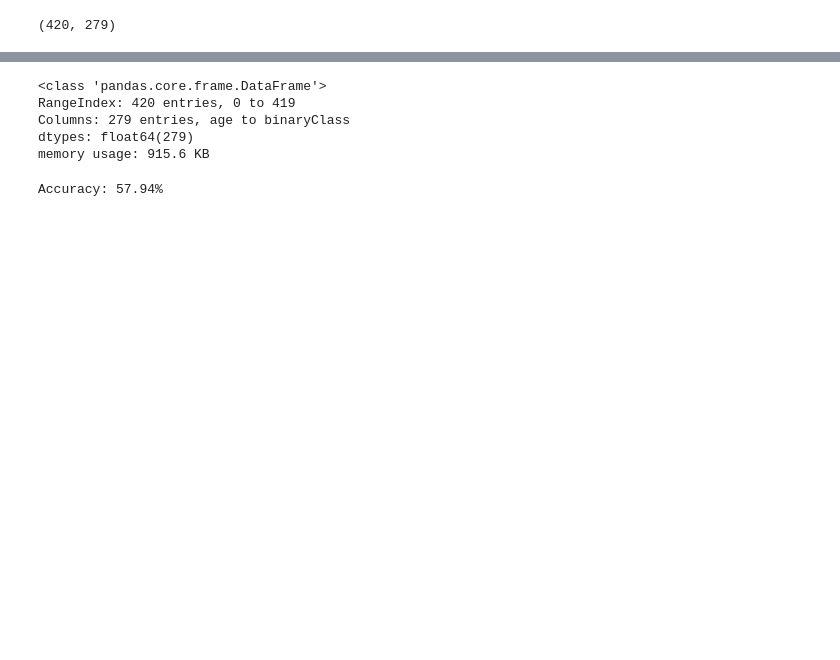
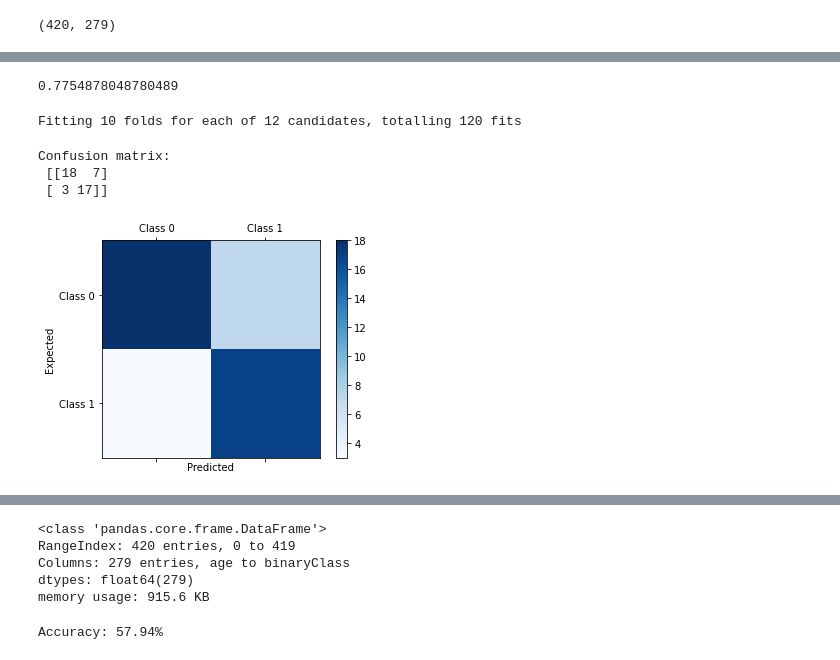
Before and after one commit to marcosavdl/mdnc_trab_1, a Jupyter notebook: Trabalho_1.ipynb, the cells around one changed output, grey strips where cells are left out. Drawn from its saved outputs; the diff is of its cells as text; code cells hidden in the pictures; blank space fills up the shorter version.

```diff
--- a/Trabalho_1.ipynb
+++ b/Trabalho_1.ipynb
@@ -166,0 +171,5 @@ df
+# %%
+from sklearn.model_selection import train_test_split
+
+
+x_train, x_test, y_train, y_test = train_test_split(X_train_smtom, y_train_smtom, test_size=0.1, random_state=42)
@@ -166,0 +260,10 @@ df
+# %%
+knn = KNeighborsClassifier(algorithm='ball_tree', n_neighbors=1)
+# knn = model_arrhythmia_knn.best_estimator_
+knn
+
+scores_1 = cross_val_score(knn, x_train, y_train, cv = 10, scoring = 'accuracy')
+# print("Accuracy: %.2f%%" % (scores_1.mean() * 100.0))
+scores_1.mean()
+# %% [output]
+0.7754878048780489
@@ -166,0 +327,18 @@ df
+# %%
+from sklearn.neighbors import KNeighborsClassifier
+
+param_grid = {'n_neighbors':np.arange(1,2), 'weights':('uniform','distance'),'algorithm':('ball_tree','kd_tree','brute'),'p':[1,2]}
+knn = KNeighborsClassifier()
+acuracia, y_test, y_pred = func_acuracy_grid_search(df, 'binaryClass',knn, param_grid)
+# %% [output]
+Fitting 10 folds for each of 12 candidates, totalling 120 fits
+# %%
+from sklearn.metrics import confusion_matrix
+from matplotlib import pyplot as plt
+
+matrix_confusao(y_test,y_pred)
+# %% [output]
+Confusion matrix:
+ [[18  7]
+ [ 3 17]]
+[figure, added]
```
Also changed, not shown: parts of 21 cells of this notebook, 1 other file.
